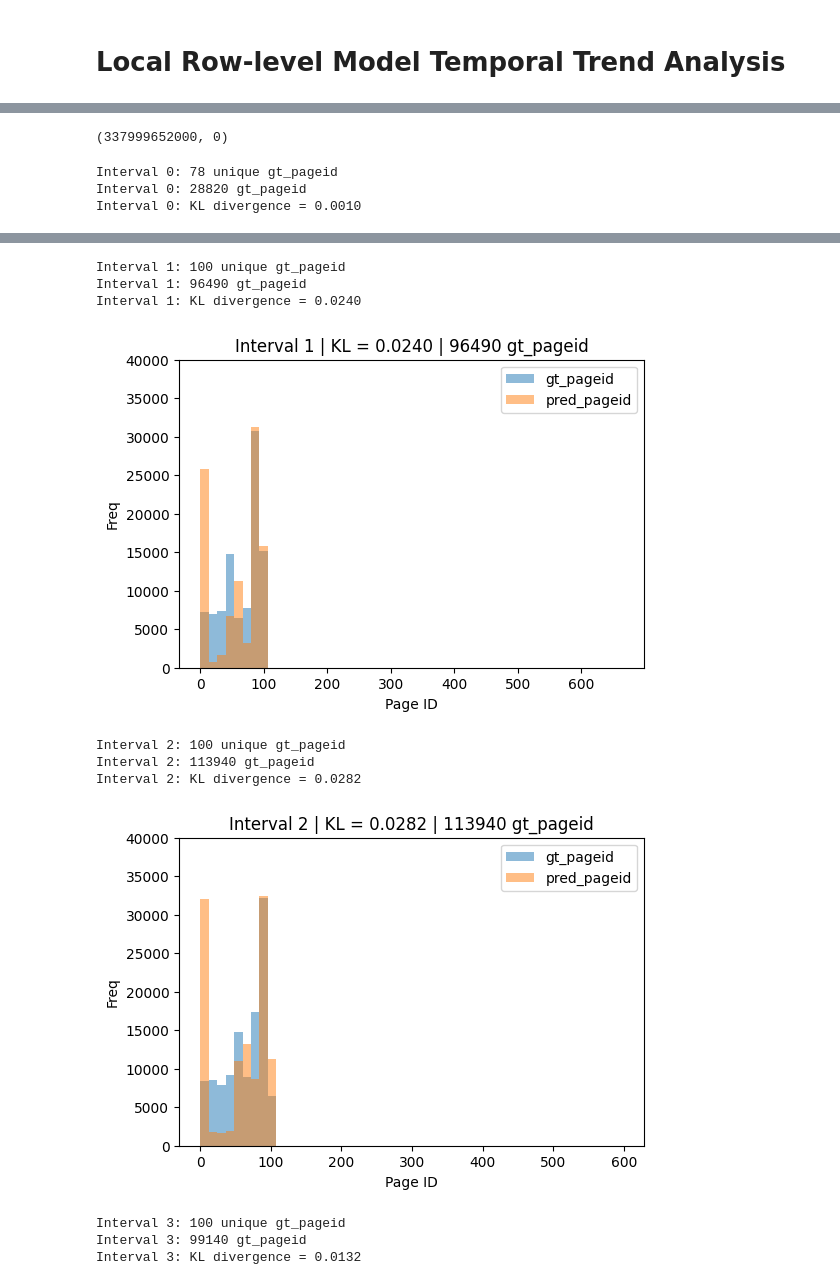
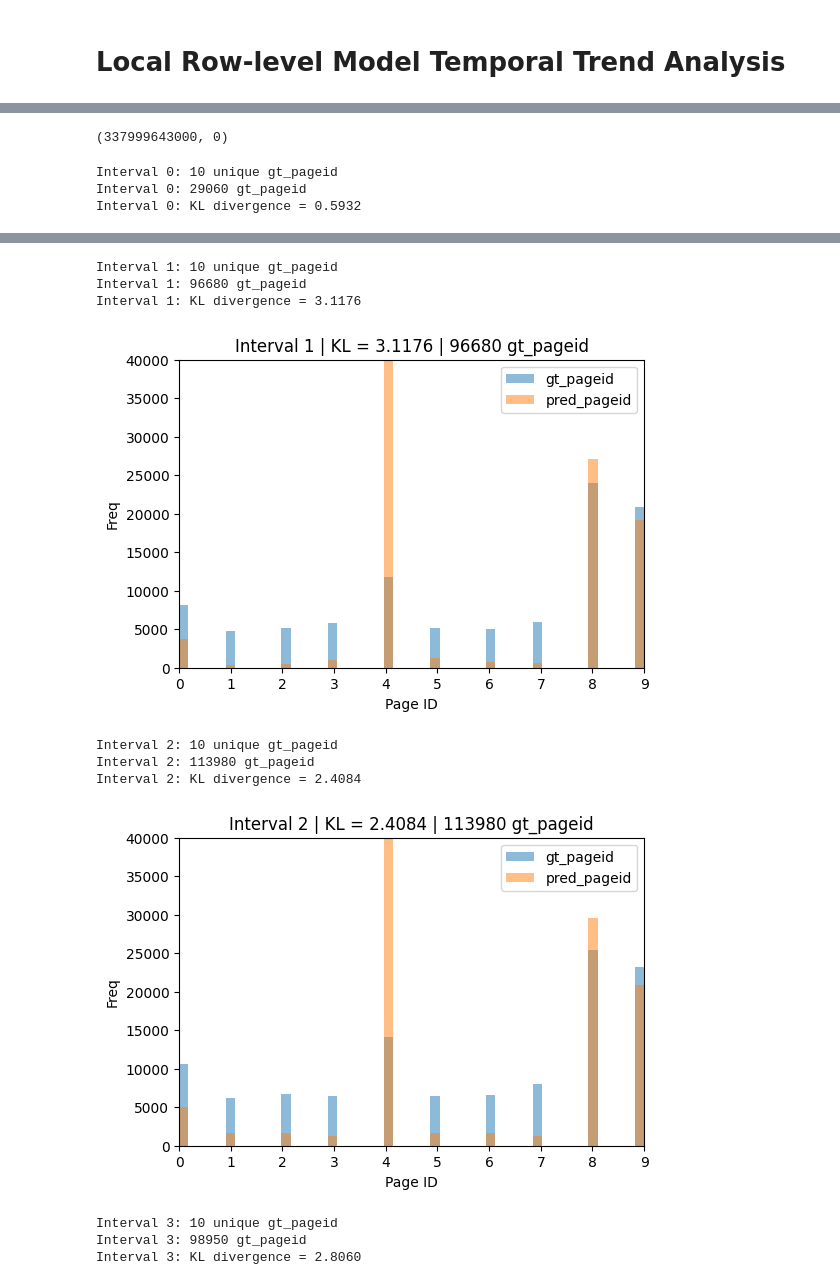
Before and after one commit to mbrotos/lock-pred, a Jupyter notebook: analysis/analysis-start_end-temporal-trends.ipynb, the cells around one changed output, grey strips where cells are left out. Saved outputs shown, nothing was run; the diff lists cells and outputs as text; code cells hidden in the pictures.

```diff
--- a/analysis/analysis-start_end-temporal-trends.ipynb
+++ b/analysis/analysis-start_end-temporal-trends.ipynb
@@ -8,7 +8,7 @@ import matplotlib.pyplot as plt
 # Lets load in the raw prediction data for a single model with binning that includes timestamps
 # We can use the predictions.parquet file which is used for the R analysis script to generate the plots
 # %%
-path = 'data/exp-43-lstm-local-rounded-cut_100/predictions.parquet'
+path = 'data/exp-43-lstm-local-rounded-cut/predictions.parquet'
 # Load the data
 df = pd.read_parquet(path)
 # Check the data
@@ -46,7 +46,7 @@ df['in_lock_start_time'] = df['in_lock_start_time'] - df['in_lock_start_time'].m
 # %%
 df['in_lock_start_time'].max(), df['in_lock_start_time'].min()
 # %% [output]
-(337999652000, 0)
+(337999643000, 0)
 # %%
 step_size = 1e10/4
 num_plots = 4
@@ -91,6 +91,7 @@ for i in range(num_plots):
     plt.xlabel('Page ID')
     plt.ylabel('Freq')
     plt.ylim(0, 40_000)
+    plt.xlim(0, 9)
     plt.legend()
     plt.show()
 
@@ -112,6 +113,7 @@ for idx, (gt_pageid, pred_pageid, bins, kl_div, i) in enumerate(plot_data):
     ax.set_xlabel('Page ID')
     ax.set_ylabel('Freq')
     ax.set_ylim(0, 40_000)
+    ax.set_xlim(0, 9)
     ax.legend()
 
 # Remove unused subplots
@@ -121,6 +123,6 @@ for j in range(len(plot_data), len(axs)):
 plt.tight_layout()
 plt.show()
 # %% [output]
-Interval 0: 78 unique gt_pageid
-Interval 0: 28820 gt_pageid
-Interval 0: KL divergence = 0.0010
+Interval 0: 10 unique gt_pageid
+Interval 0: 29060 gt_pageid
+Interval 0: KL divergence = 0.5932
@@ -128,11 +130,11 @@ Interval 0: KL divergence = 0.0010
-Interval 1: 100 unique gt_pageid
-Interval 1: 96490 gt_pageid
-Interval 1: KL divergence = 0.0240
+Interval 1: 10 unique gt_pageid
+Interval 1: 96680 gt_pageid
+Interval 1: KL divergence = 3.1176
-[figure, old version]
+[figure, new version]
-Interval 2: 100 unique gt_pageid
-Interval 2: 113940 gt_pageid
-Interval 2: KL divergence = 0.0282
+Interval 2: 10 unique gt_pageid
+Interval 2: 113980 gt_pageid
+Interval 2: KL divergence = 2.4084
-[figure, old version]
+[figure, new version]
-Interval 3: 100 unique gt_pageid
-Interval 3: 99140 gt_pageid
-Interval 3: KL divergence = 0.0132
+Interval 3: 10 unique gt_pageid
+Interval 3: 98950 gt_pageid
+Interval 3: KL divergence = 2.8060
```
Also changed, not shown: parts of 2 cells of this notebook.
